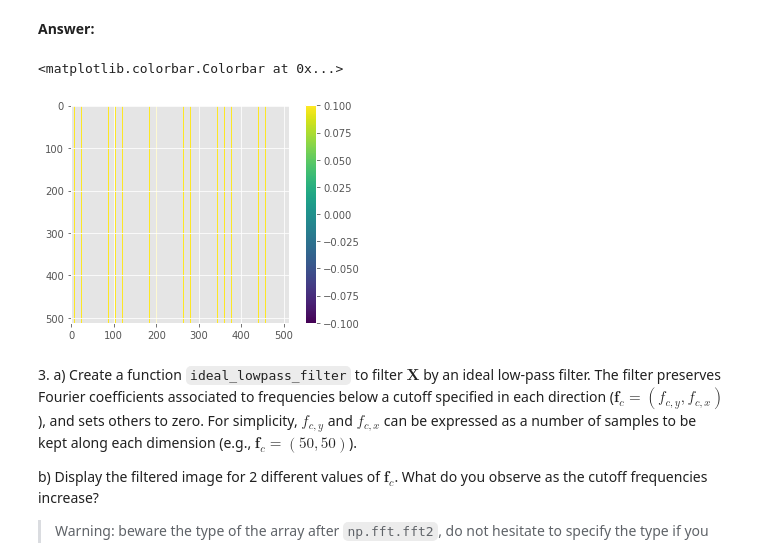
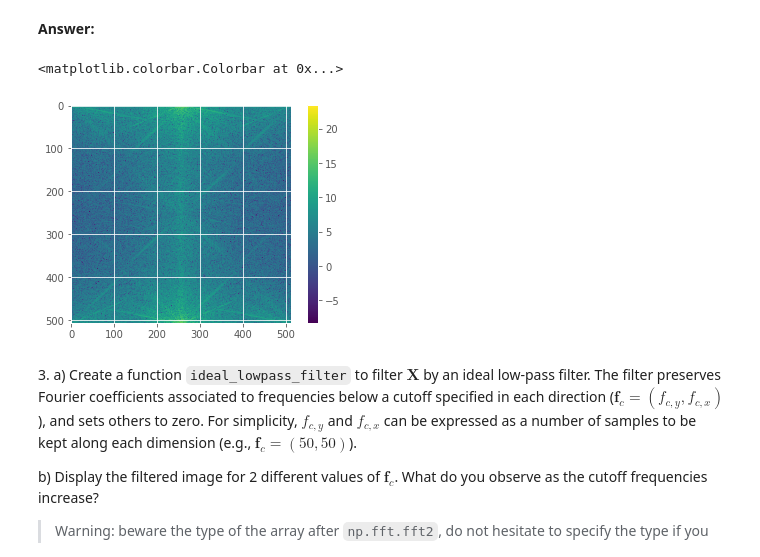
Before and after one commit to VictorCilleros/python_sdia_All, a Jupyter notebook: Labs/Lab3/lab3.ipynb, the cells around one changed output. Drawn from its saved outputs; the diff is of its cells as text; code cells hidden in the pictures.

```diff
--- a/Labs/Lab3/lab3.ipynb
+++ b/Labs/Lab3/lab3.ipynb
@@ -173,7 +172,7 @@ In this exercise, we explore the use of the 2-dimensional Fourier transform to f
 # %%
 from PIL import Image
 
-Img = plt.imread(".\img\chessboard.png")
+Img = plt.imread(".\img\\cameraman.png")
 
 plt.imshow(Img,cmap = "gray")
 # %% [output]
@@ -188,16 +187,16 @@ b) Take a look at the documentation of `np.fft.fftshift`. Use it to ensure that
 # %% [markdown]
 **Answer:**
 # %%
-FFT = np.fft.fft(Img)
+FFT =np.fft.fftshift(np.fft.fft2(Img),axes =(1,))
 Density = np.abs(FFT)**2
 LogDensity = np.log(Density)
 plt.imshow(LogDensity,vmin = np.min(LogDensity),vmax=np.max(LogDensity))
 plt.colorbar()
 
 #Implémenter avec fftshift
 # %% [output]
 <matplotlib.colorbar.Colorbar at 0x...>
-[figure, old version]
+[figure, new version]
 # %% [markdown]
 3\.
     a) Create a function `ideal_lowpass_filter` to filter $\mathbf{X}$ by an ideal low-pass filter. The filter preserves Fourier coefficients associated to frequencies below a cutoff specified in each direction ($\mathbf{f}_c = (f_{c,y}, f_{c,x})$), and sets others to zero. For simplicity, $f_{c,y}$ and $f_{c,x}$ can be expressed as a number of samples to be kept along each dimension (e.g., $\mathbf{f}_c = (50,50)$).
```
Also changed, not shown: parts of 7 cells of this notebook.
